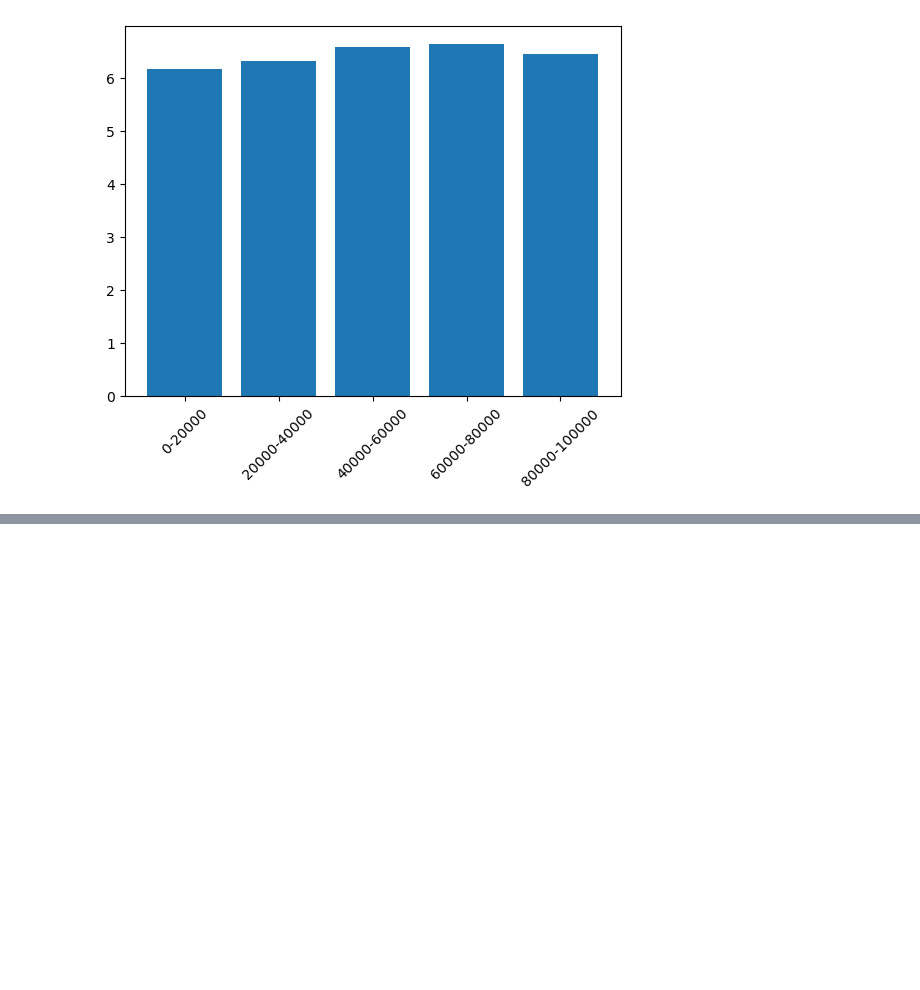
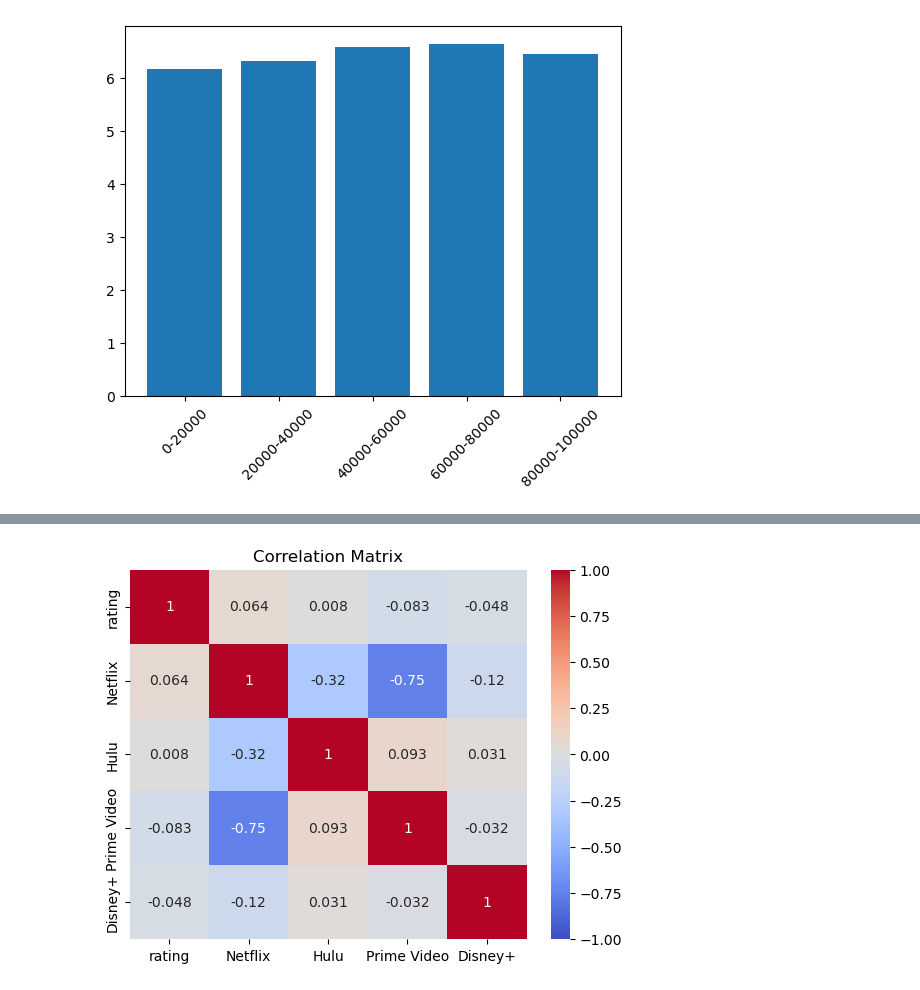
Before and after one commit to troyflood94/project_3, a Jupyter notebook: project_work_file1.ipynb, the cells around one changed output, grey strips where cells are left out. Saved outputs shown, nothing was run; the diff lists cells and outputs as text; code cells hidden in the pictures; blank space fills up the shorter version.

Commit message:
cleaned datasets

```diff
--- a/project_work_file1.ipynb
+++ b/project_work_file1.ipynb
@@ -45,3 +56,27 @@ mosp_df
+# %%
+file_path_2=Path('MoviesOnStreamingPlatforms_updated.csv')
+mosp_df=pd.read_csv(file_path_2,encoding="UTF8")
+mosp_df=mosp_df.rename(columns={"Title":'title'})
+mosp_df=mosp_df.drop_duplicates(subset='title')
+mosp_df.dropna(inplace=True)
+bins = [0,30,60,90,120,180,240]
+group_names = ['0-30','30-60','60-90','90-120','120-180','180-240']
+df_runtime = mosp_df.copy()
+# Create a copy of the school summary since it has the "Per Student Budget"
+# merged_df['Runtime'] = merged_df["Runtime"].str.replace(",","")
+df_runtime['Runtime'] = pd.to_numeric(df_runtime['Runtime'], errors='coerce')
+
+# Use `pd.cut` to categorize spending based on the bins.
+df_runtime["Runtime_Range"] = pd.cut(df_runtime['Runtime'],bins,labels=group_names)
+
+df_runtime['primary_genre'] = df_runtime['Genres'].apply(lambda x: x.split(',')[0] if isinstance(x, str) else None)
+df_runtime["Runtime_Range"] = pd.cut(df_runtime['Runtime'],bins,labels=group_names)
+merged_df_clean = df_runtime[['ID','title','Year','Age','IMDb','primary_genre','Netflix','Hulu','Prime Video','Disney+','Type','Runtime_Range']]
+
+merged_df_clean = merged_df_clean.dropna(subset=['Runtime_Range'])
+merged_df_clean = merged_df_clean[merged_df_clean['title'].isin(merged_df_cleaned['title'])]
+merged_df_clean['ID'] = range(1, len(merged_df_clean) + 1)
+merged_df_clean.to_csv('Movies_Cleaned.csv', index=False)
 # %%
 merged_df=pd.merge(IMBD_df,mosp_df,on='title')
 
@@ -136,0 +249,13 @@ plt.xticks(rotation=45)
+# %%
+
+OTT_df = merged_df_cleaned[['rating','Netflix','Hulu','Prime Video','Disney+']]
+OTT_df
+# Calculate correlation matrix
+correlation_matrix = OTT_df.corr()
+
+# Plot heatmap
+sns.heatmap(correlation_matrix, annot=True, cmap='coolwarm', vmin=-1, vmax=1)
+plt.title('Correlation Matrix')
+plt.show()
+# %% [output]
+[figure, added]
```
Also changed, not shown: parts of 11 cells of this notebook, 5 other files.
